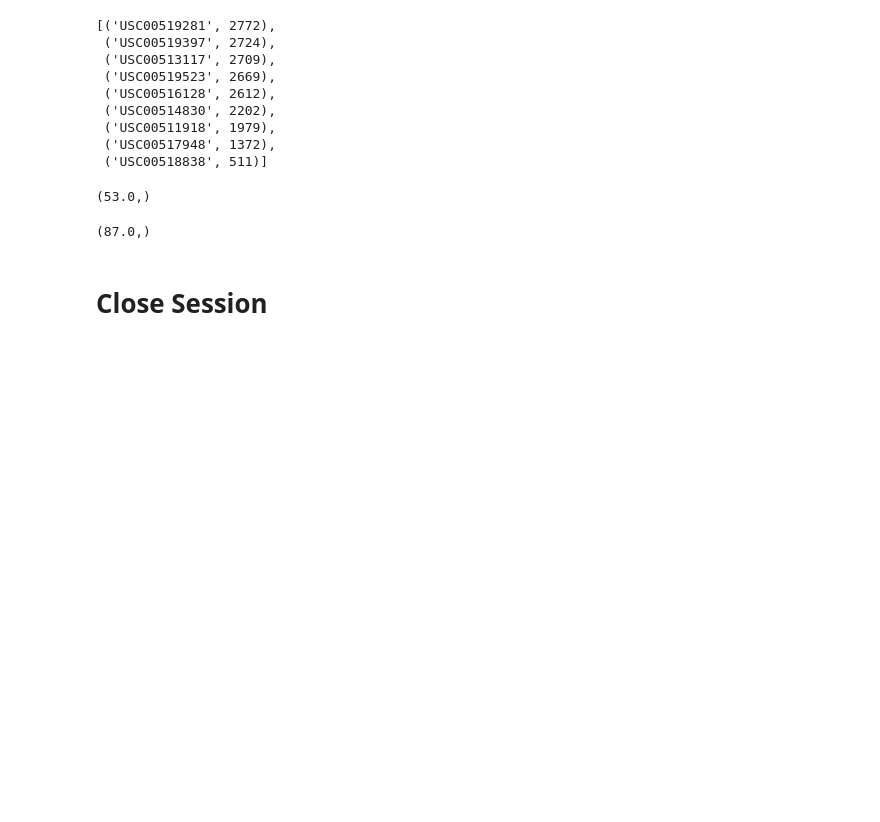
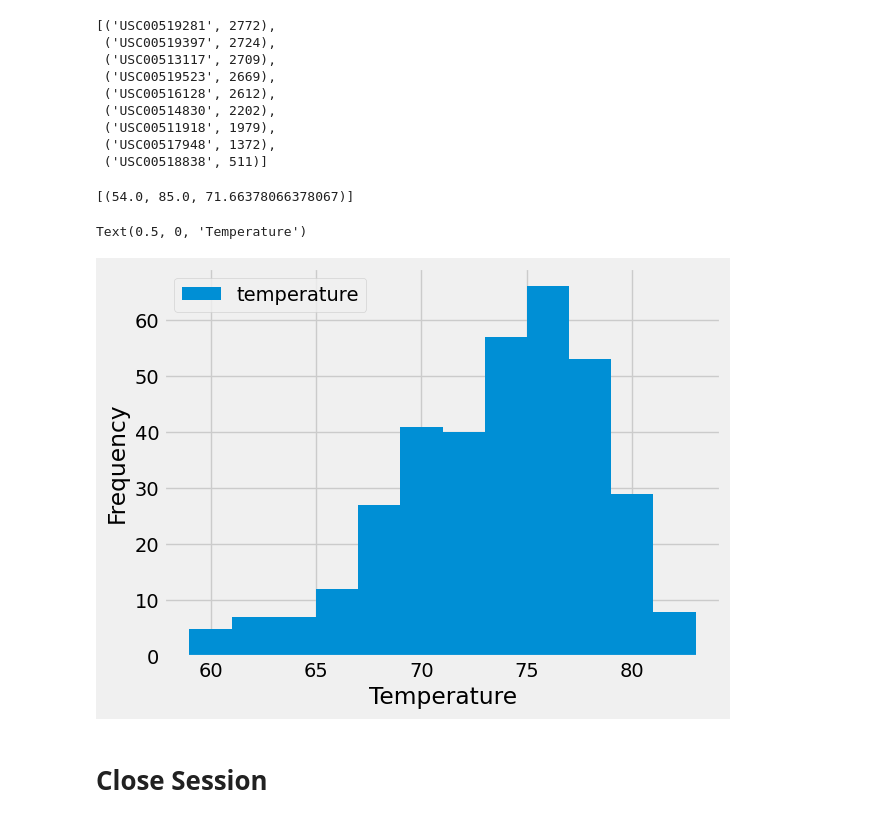
Before and after one commit to kgndirangu/sqlalchemy-challenge, a Jupyter notebook: SurfsUp/climate_starter_KN.ipynb, the cells around one changed output. Cells and saved outputs as stored; diff of their text form; code cells hidden in the pictures; blank space fills up the shorter version.

```diff
--- a/SurfsUp/climate_starter_KN.ipynb
+++ b/SurfsUp/climate_starter_KN.ipynb
@@ -143,23 +137,27 @@ station_total
  ('USC00518838', 511)]
 # %%
 # Using the most active station id from the previous query, calculate the lowest, highest, and average temperature.
-# USC00519281; below returns NONE
-session.query(func.avg(Measurement.tobs).\
-         filter(Measurement.station) == 'USC00519281').all()
 
-#Find low/first and high/last
-high = session.query(Measurement.tobs).order_by(Measurement.tobs.desc()).first()
-low = session.query(Measurement.tobs).order_by(Measurement.tobs).first()
+session.query(func.min(Measurement.tobs), func.max(Measurement.tobs), func.avg(Measurement.tobs)).\
+         filter(Measurement.station == 'USC00519281').all()
 # %% [output]
-(53.0,)
+[(54.0, 85.0, 71.66378066378067)]
 # %%
 # Using the most active station id
 # Query the last 12 months of temperature observation data for this station and plot the results as a histogram
 # USC00519281
 
-session.query(Measurement.tobs).order_by(Measurement.tobs.desc()).first()
+temp12 = session.query(Measurement.date, Measurement.tobs).\
+    filter(Measurement.date >= query_date).\
+    filter(Measurement.station == 'USC00519281').all()
+
+df2 = pd.DataFrame(temp12, columns = ['date', 'temperature'])
+df2['temperature'].plot(kind='hist', bins=12)
+plt.legend()
+plt.xlabel('Temperature')
 # %% [output]
-(87.0,)
+Text(0.5, 0, 'Temperature')
+[figure, added]
 # %% [markdown]
 # Close Session
 # %%
```
Also changed, not shown: parts of 5 cells of this notebook, 1 other file.
